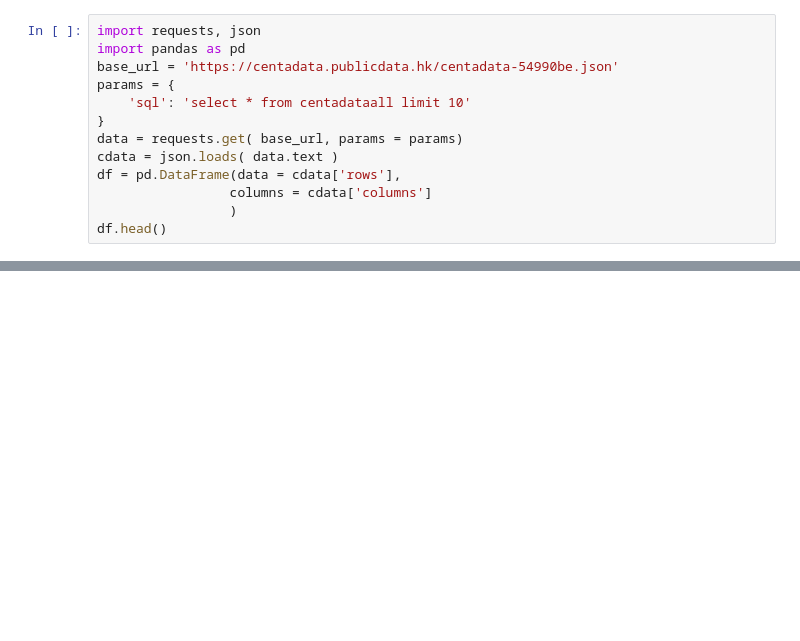
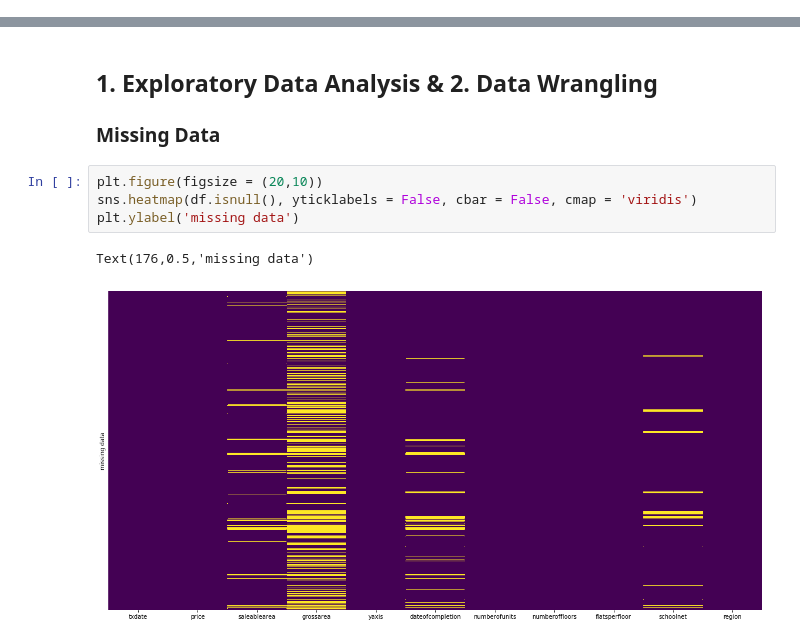
Before and after one commit to ohjho/ftds_oct_2018, a Jupyter notebook: self_exploration/exercise/D25-BeginnerDataScienceProject.ipynb, the cells around one changed output, grey strips where cells are left out. Drawn from its saved outputs; the diff is of its cells as text; blank space fills up the shorter version.

```diff
--- a/self_exploration/exercise/D25-BeginnerDataScienceProject.ipynb
+++ b/self_exploration/exercise/D25-BeginnerDataScienceProject.ipynb
@@ -38,13 +86,0 @@ df.head()
-# %%
-import requests, json
-import pandas as pd
-base_url = 'https://centadata.publicdata.hk/centadata-54990be.json'
-params = {
-    'sql': 'select * from centadataall limit 10'
-}
-data = requests.get( base_url, params = params)
-cdata = json.loads( data.text )
-df = pd.DataFrame(data = cdata['rows'],
-                 columns = cdata['columns']
-                 )
-df.head()
@@ -58,0 +96,10 @@ df.head()
+# %% [markdown]
+## 1. Exploratory Data Analysis & 2. Data Wrangling
+### Missing Data
+# %%
+plt.figure(figsize = (20,10))
+sns.heatmap(df.isnull(), yticklabels = False, cbar = False, cmap = 'viridis')
+plt.ylabel('missing data')
+# %% [output]
+Text(176,0.5,'missing data')
+[figure, added]
```
Also changed, not shown: parts of 23 cells of this notebook.
